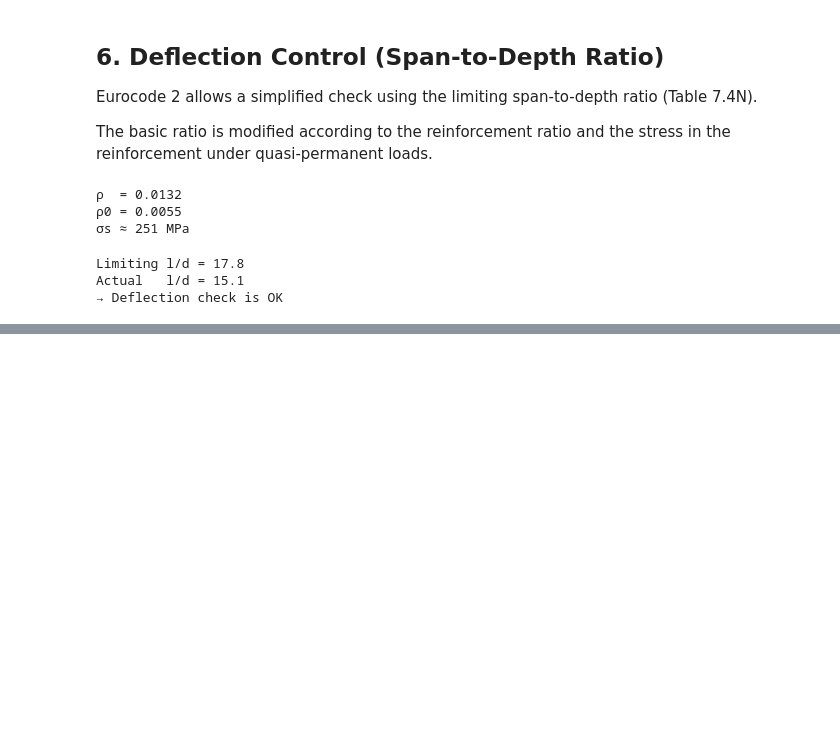
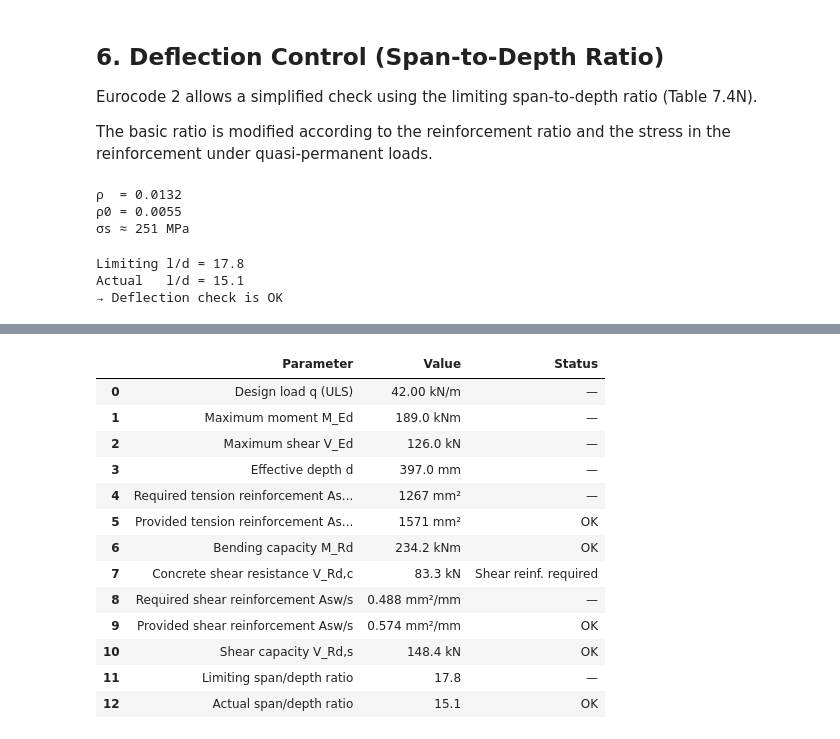
Before and after one commit to IfSD77/RC-Beam-Design-EC2, a Jupyter notebook: RC_Beam_Design_EC2.ipynb, the cells around one changed output, grey strips where cells are left out. Drawn from its saved outputs; the diff is of its cells as text; code cells hidden in the pictures; blank space fills up the shorter version.

Commit message:
Add summary table of design results

```diff
--- a/RC_Beam_Design_EC2.ipynb
+++ b/RC_Beam_Design_EC2.ipynb
@@ -413,9 +411,9 @@ $$
 $$
 # %%
 # Determine theta
-if V_Ed <= VRd_max_21_8:
-    theta = np.deg2rad(21.8)
-    print("θ = 21.8° (minimum angle)")
+if V_Ed <= VRd_max_30:
+    theta = np.deg2rad(30)
+    print("θ = 30° (minimum angle)")
 elif V_Ed <= VRd_max_45:
     # Solve for theta from VEd = VRd,max(theta)
     # Simplified approach using the formula from EC2
@@ -436,7 +434,7 @@ Required Asw/s = 0.338 mm²/mm
 # %%
-# Chosen shear reinforcement: 2-legged ∅8 links
+# Chosen shear reinforcement:
 n_legs = 2
-phi_sw = 8          # mm
+phi_sw = 8   # mm; Change the links diameter if required
 Asw = n_legs * np.pi * (phi_sw**2) / 4   # mm²
 
 # Required spacing
@@ -448,7 +446,7 @@ print(f"Required spacing s_req = {s_req:.0f} mm")
 print(f"Maximum allowed spacing s_max = {s_max:.0f} mm")
 
 # Adopted spacing
-s = 200   # mm (chosen); Adjust the spacing between the liks to meet the requirement
+s = 175   # mm (chosen); Adjust the spacing between the liks to meet the requirement
 
 # Provided Asw/s
 Asw_s_prov = Asw / s
@@ -467,7 +465,7 @@ print(f"ρw,min = {rho_w_min*100:.2f}%")
 VRd_s = (Asw / s) * z * fywd * (1/np.tan(theta)) / 1000   # kN
 
 print(f"\nVRd,s = {VRd_s:.1f} kN")
-print(f"VEd   = {V_Ed:.1f} kN")
+print(f"VEd = {V_Ed:.1f} kN")
 
 if VRd_s >= V_Ed and s <= s_max and rho_w >= rho_w_min:
     print("→ Shear design is OK")
@@ -539,0 +542,68 @@ Actual   l/d = 15.1
+# %%
+import pandas as pd
+
+summary_data = {
+    "Parameter": [
+        "Design load q (ULS)",
+        "Maximum moment M_Ed",
+        "Maximum shear V_Ed",
+        "Effective depth d",
+        "Required tension reinforcement As,req",
+        "Provided tension reinforcement As,prov",
+        "Bending capacity M_Rd",
+        "Concrete shear resistance V_Rd,c",
+        "Required shear reinforcement Asw/s",
+        "Provided shear reinforcement Asw/s",
+        "Shear capacity V_Rd,s",
+        "Limiting span/depth ratio",
+        "Actual span/depth ratio"
+    ],
+    "Value": [
+        f"{q:.2f} kN/m",
+        f"{M_Ed:.1f} kNm",
+        f"{V_Ed:.1f} kN",
+        f"{d:.1f} mm",
+        f"{As_req:.0f} mm²",
+        f"{As_prov:.0f} mm²",
+        f"{M_Rd:.1f} kNm",
+        f"{VRd_c:.1f} kN",
+        f"{Asw_s_req:.3f} mm²/mm",
+        f"{Asw_s_prov:.3f} mm²/mm",
+        f"{VRd_s:.1f} kN",
+        f"{l_d_lim:.1f}",
+        f"{l_d_actual:.1f}"
+    ],
+    "Status": [
+        "—",
+        "—",
+        "—",
+        "—",
+        "—",
+        "OK" if As_min <= As_prov <= As_max else "Check",
+        "OK" if M_Rd >= M_Ed else "Not OK",
+        "Shear reinf. required" if VRd_c < V_Ed else "OK",
+        "—",
+        "OK",
+        "OK" if VRd_s >= V_Ed else "Not OK",
+        "—",
+        "OK" if l_d_actual <= l_d_lim else "Not OK"
+    ]
+}
+
+df_summary = pd.DataFrame(summary_data)
+display(df_summary)
+# %% [output]
+|  | Parameter | Value | Status |
+| 0 | Design load q (ULS) | 42.00 kN/m | — |
+| 1 | Maximum moment M_Ed | 189.0 kNm | — |
+| 2 | Maximum shear V_Ed | 126.0 kN | — |
+| 3 | Effective depth d | 397.0 mm | — |
+| 4 | Required tension reinforcement As... | 1267 mm² | — |
+| 5 | Provided tension reinforcement As... | 1571 mm² | OK |
+| 6 | Bending capacity M_Rd | 234.2 kNm | OK |
+| 7 | Concrete shear resistance V_Rd,c | 83.3 kN | Shear reinf. required |
+| 8 | Required shear reinforcement Asw/s | 0.488 mm²/mm | — |
+| 9 | Provided shear reinforcement Asw/s | 0.574 mm²/mm | OK |
+| 10 | Shear capacity V_Rd,s | 148.4 kN | OK |
+| 11 | Limiting span/depth ratio | 17.8 | — |
+| 12 | Actual span/depth ratio | 15.1 | OK |
```
Also changed, not shown: parts of 9 cells of this notebook.
